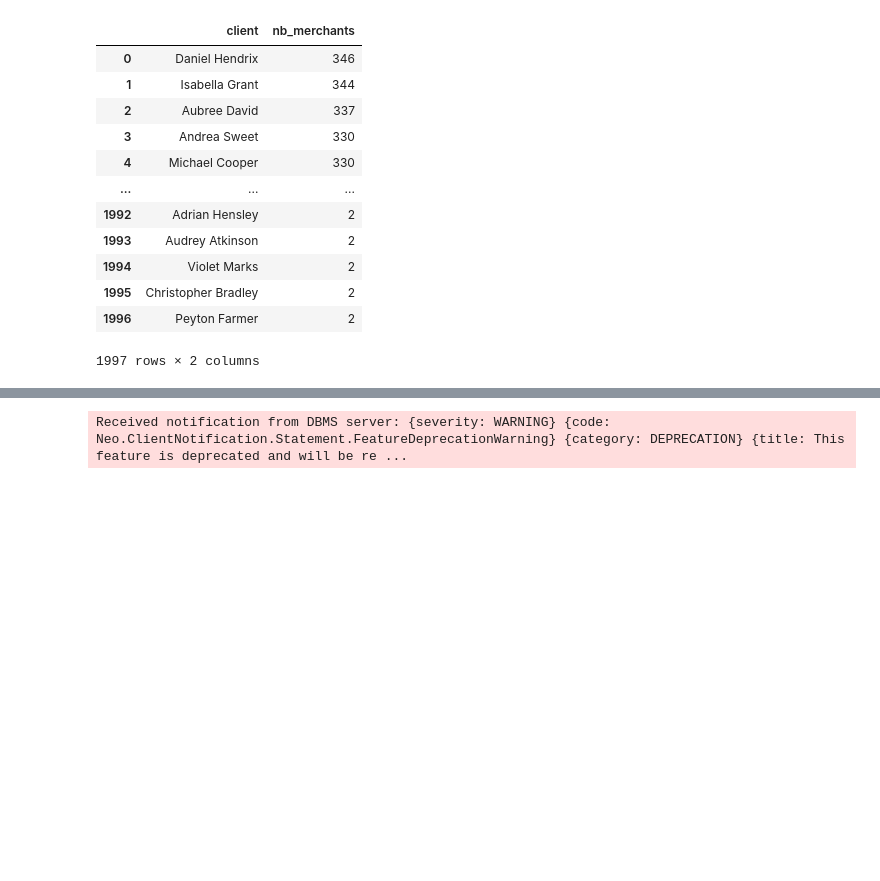
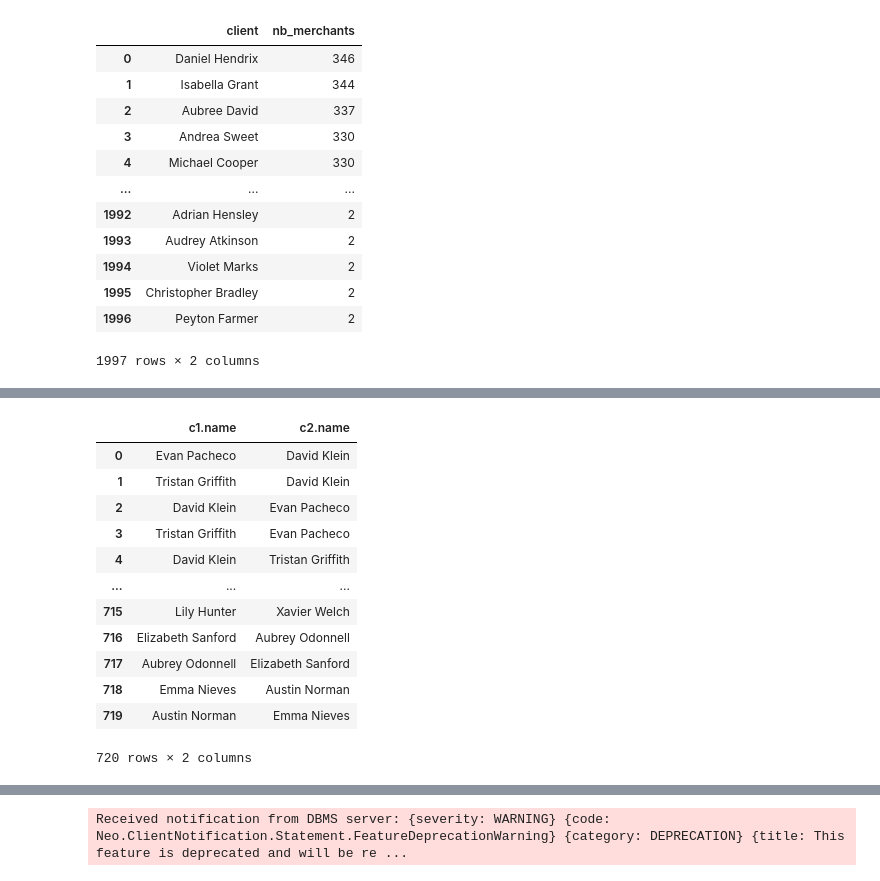
Before and after one commit to ehampala/frauddetect_w_neo4j, a Jupyter notebook: fraud_detect_note.ipynb, the cells around one changed output, grey strips where cells are left out. Drawn from its saved outputs; the diff is of its cells as text; code cells hidden in the pictures; blank space fills up the shorter version.

```diff
--- a/fraud_detect_note.ipynb
+++ b/fraud_detect_note.ipynb
@@ -163,0 +210,27 @@ merch_clients
+# %%
+def relations_shared_between_clients(link_type,relation_type):
+    query = f"""
+    MATCH (c1:Client)-[:{relation_type}]->(p:{link_type})<-[:{relation_type}]-(c2:Client)
+    WHERE c1 <> c2
+    RETURN c1.name, c2.name
+    """
+    results = cypher_query_read_executor(query)
+    results_df = pd.DataFrame.from_records(results)
+    return results_df
+# %%
+phone_detect = relations_shared_between_clients('Phone','HAS_PHONE')
+phone_detect
+# %% [output]
+|  | c1.name | c2.name |
+| 0 | Evan Pacheco | David Klein |
+| 1 | Tristan Griffith | David Klein |
+| 2 | David Klein | Evan Pacheco |
+| 3 | Tristan Griffith | Evan Pacheco |
+| 4 | David Klein | Tristan Griffith |
+| ... | ... | ... |
+| 715 | Lily Hunter | Xavier Welch |
+| 716 | Elizabeth Sanford | Aubrey Odonnell |
+| 717 | Aubrey Odonnell | Elizabeth Sanford |
+| 718 | Emma Nieves | Austin Norman |
+| 719 | Austin Norman | Emma Nieves |
+720 rows × 2 columns
```
Also changed, not shown: parts of 16 cells of this notebook.
